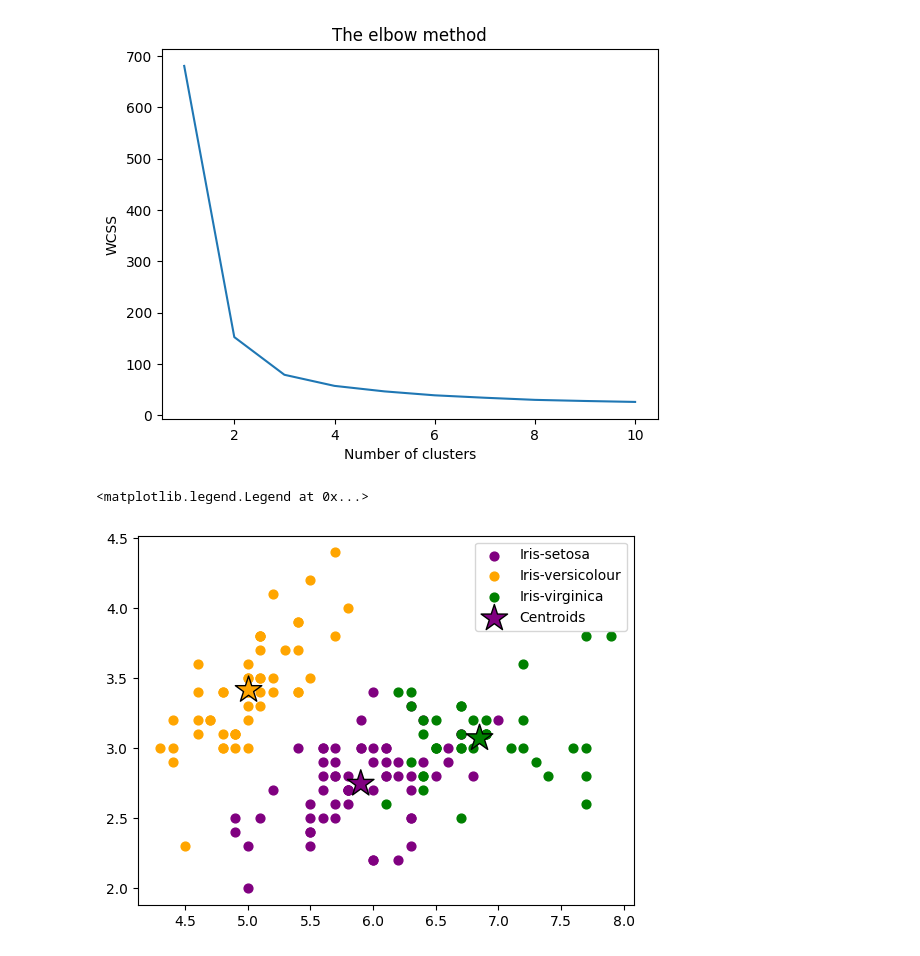
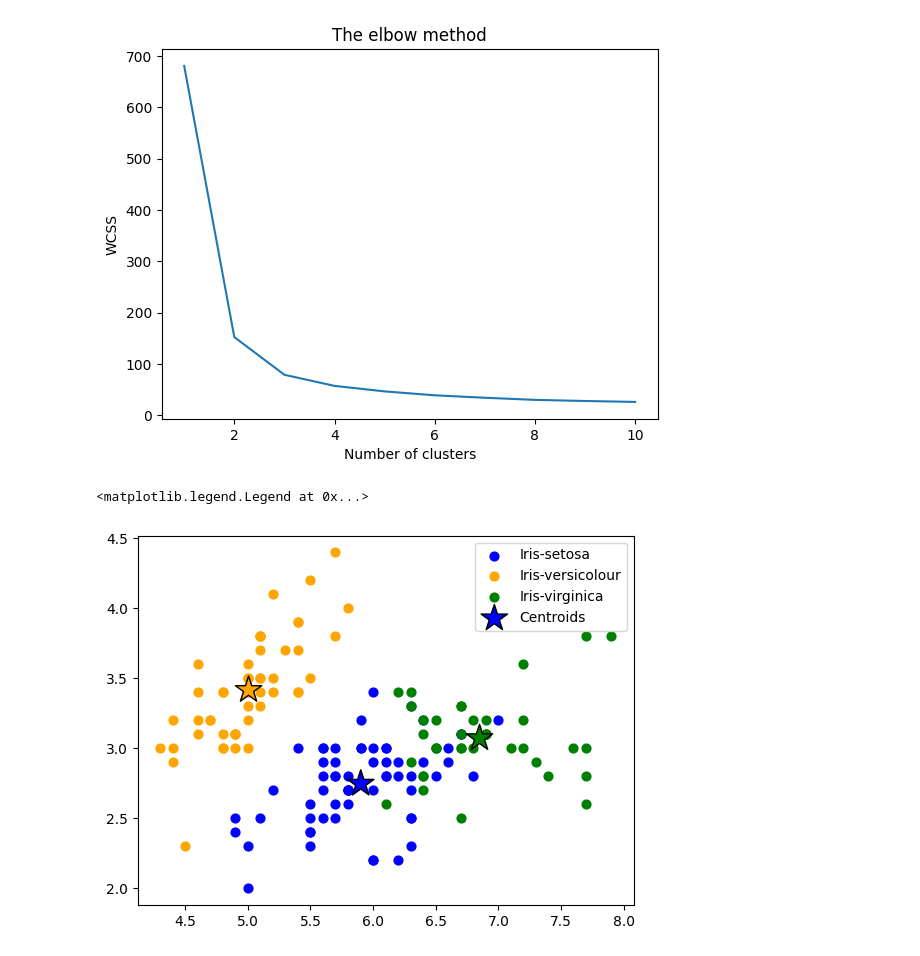
Before and after one commit to Millrocious/Pclusterization, a Jupyter notebook: Iris-clusterization.ipynb, the cells around one changed output. Saved outputs shown, nothing was run; the diff lists cells and outputs as text; code cells hidden in the pictures.

Commit message:
Chage cluster colors

```diff
--- a/Iris-clusterization.ipynb
+++ b/Iris-clusterization.ipynb
@@ -40,21 +40,21 @@ y_kmeans = kmeans.fit_predict(x)
 # %%
 p_size = 40
 star_size = 400
 
-cluster_colors = ['purple', 'orange', 'green']
+cluster_colors = ['blue', 'orange', 'green']
 cluster_labels = ['Iris-setosa', 'Iris-versicolour', 'Iris-virginica']
 
 #Visualising the clusters
 for i in range(len(cluster_labels)):
     plt.scatter(x[y_kmeans == i, 0], x[y_kmeans == i, 1], s = p_size, c = cluster_colors[i], label = cluster_labels[i])
 
 #Plotting the centroids of the clusters
 plt.scatter(kmeans.cluster_centers_[:, 0], kmeans.cluster_centers_[:, 1], s = star_size, marker="*", c = cluster_colors, edgecolors='black', label = f'Centroids')
 
 plt.legend()
 # %% [output]
 <matplotlib.legend.Legend at 0x...>
-[figure, old version]
+[figure, new version]
 # %%
 # 3d scatterplot using matplotlib
 fig = plt.figure(figsize = (15,15))
```
Also changed, not shown: parts of 1 cell of this notebook.
